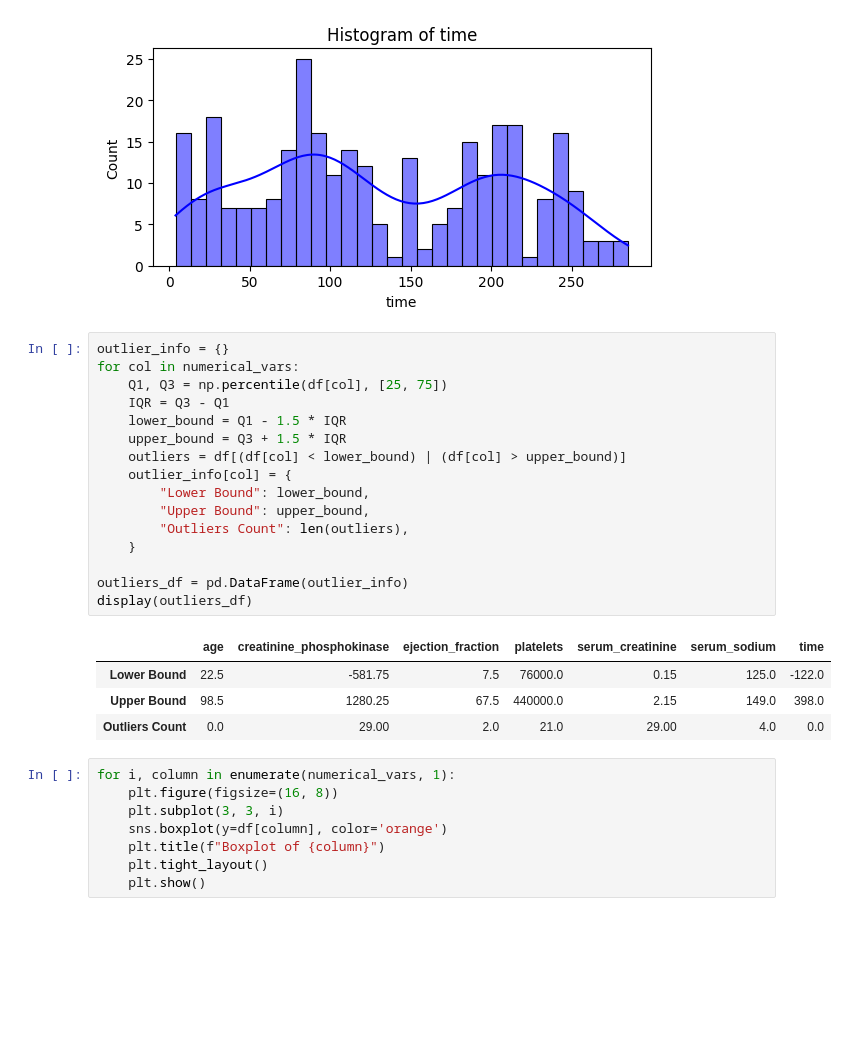
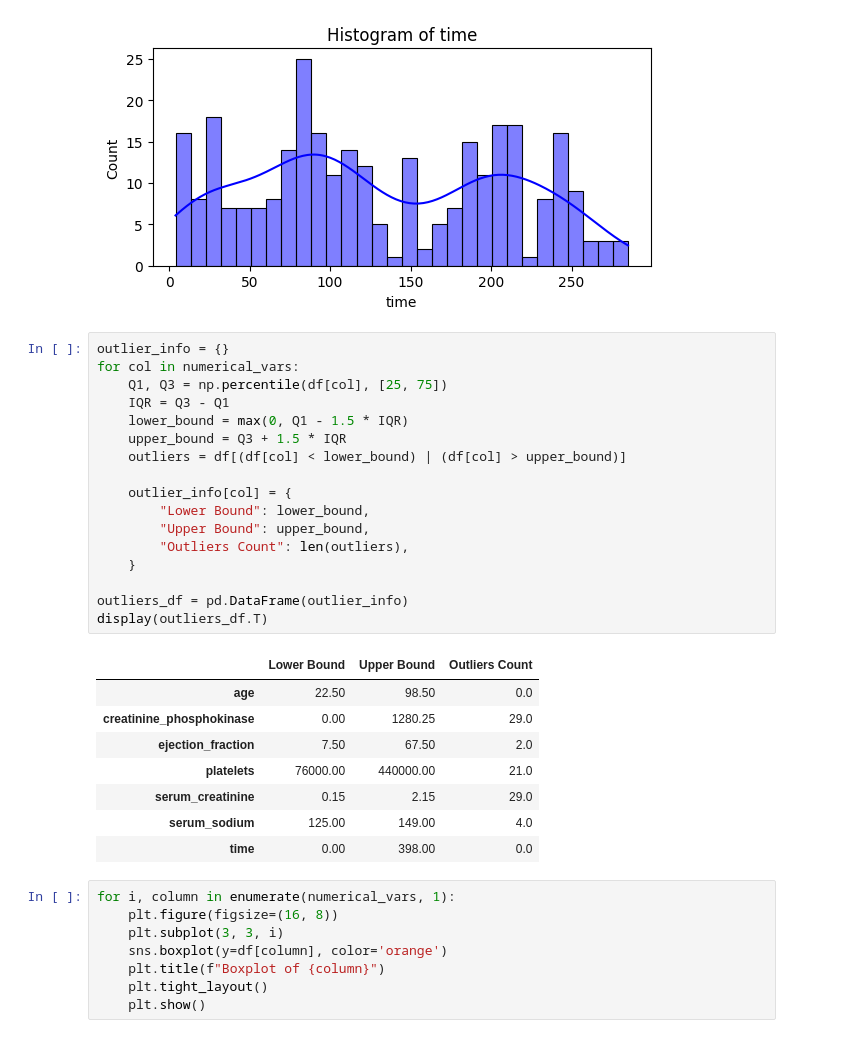
Before and after one commit to thisishasan/slda, a Jupyter notebook: code.ipynb, the cells around one changed output. Cells and saved outputs as stored; diff of their text form; blank space fills up the shorter version.

```diff
--- a/code.ipynb
+++ b/code.ipynb
@@ -262,24 +262,29 @@ for i, column in enumerate(numerical_vars, 1):
 # %%
 outlier_info = {}
 for col in numerical_vars:
     Q1, Q3 = np.percentile(df[col], [25, 75])
     IQR = Q3 - Q1
-    lower_bound = Q1 - 1.5 * IQR
+    lower_bound = max(0, Q1 - 1.5 * IQR)
     upper_bound = Q3 + 1.5 * IQR
     outliers = df[(df[col] < lower_bound) | (df[col] > upper_bound)]
+
     outlier_info[col] = {
         "Lower Bound": lower_bound,
         "Upper Bound": upper_bound,
         "Outliers Count": len(outliers),
     }
 
 outliers_df = pd.DataFrame(outlier_info)
-display(outliers_df)
+display(outliers_df.T)
 # %% [output]
-|  | age | creatinine_phosphokinase | ejection_fraction | platelets | serum_creatinine | serum_sodium | time |
-| Lower Bound | 22.5 | -581.75 | 7.5 | 76000.0 | 0.15 | 125.0 | -122.0 |
-| Upper Bound | 98.5 | 1280.25 | 67.5 | 440000.0 | 2.15 | 149.0 | 398.0 |
-| Outliers Count | 0.0 | 29.00 | 2.0 | 21.0 | 29.00 | 4.0 | 0.0 |
+|  | Lower Bound | Upper Bound | Outliers Count |
+| age | 22.50 | 98.50 | 0.0 |
+| creatinine_phosphokinase | 0.00 | 1280.25 | 29.0 |
+| ejection_fraction | 7.50 | 67.50 | 2.0 |
+| platelets | 76000.00 | 440000.00 | 21.0 |
+| serum_creatinine | 0.15 | 2.15 | 29.0 |
+| serum_sodium | 125.00 | 149.00 | 4.0 |
+| time | 0.00 | 398.00 | 0.0 |
 # %%
 for i, column in enumerate(numerical_vars, 1):
     plt.figure(figsize=(16, 8))
```
